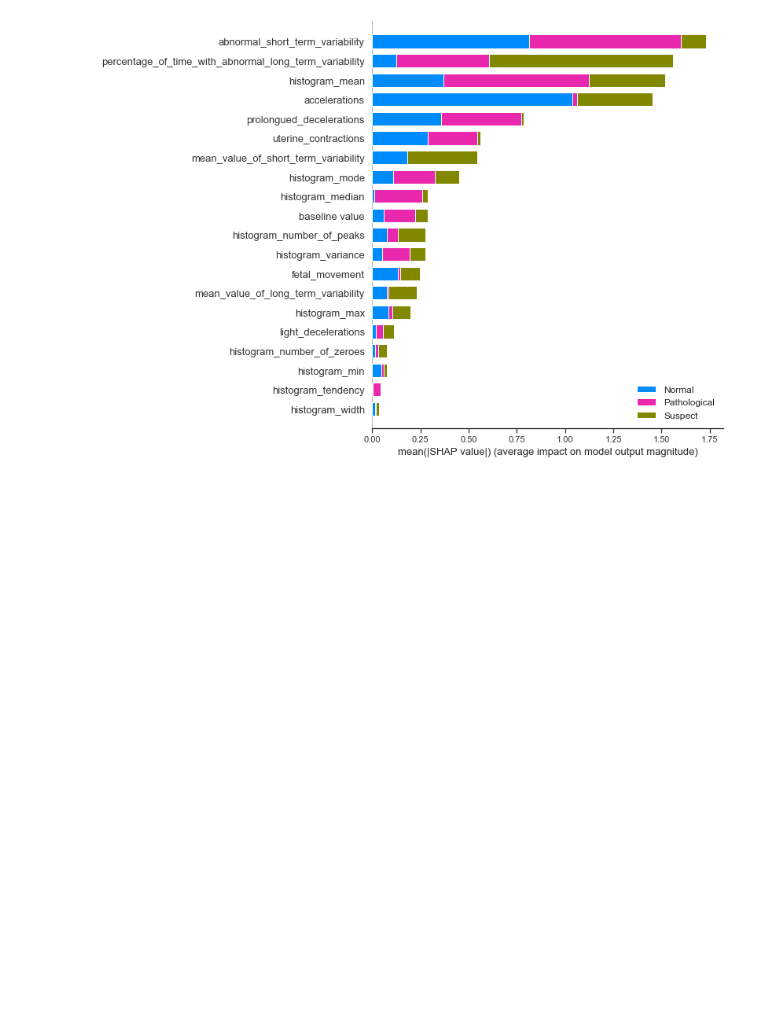
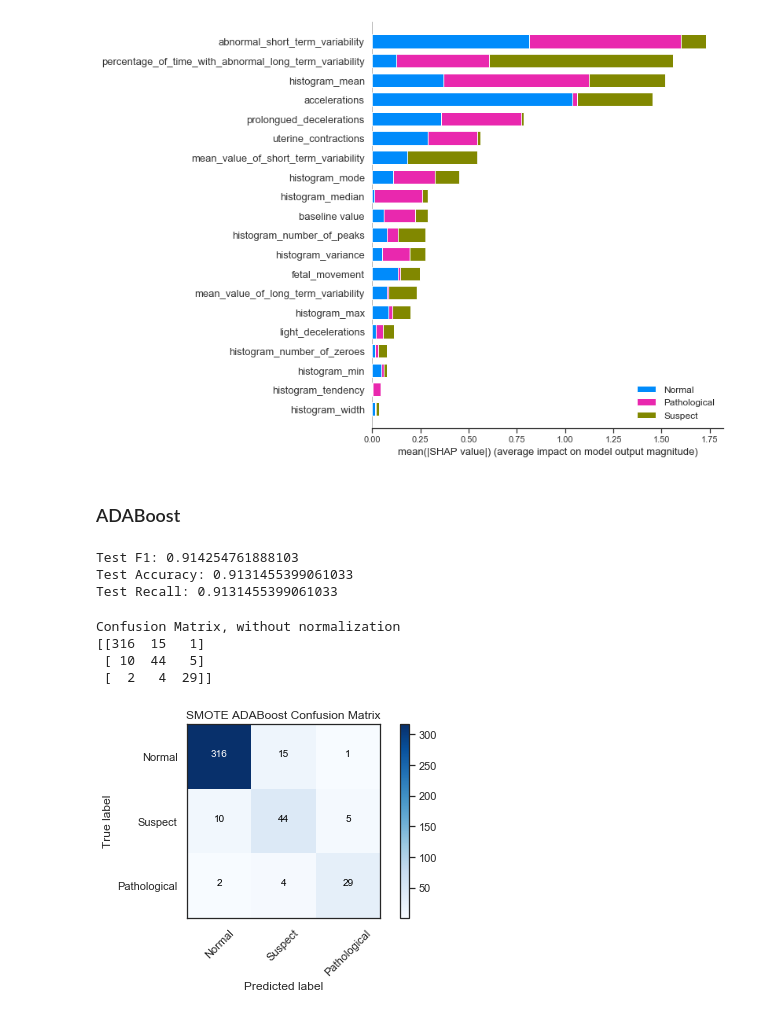
Before and after one commit to JVasquez5/IBM-Machine-Learning-Professional-Certificate, a Jupyter notebook: Module_3/fetal_health.ipynb, the cells around one changed output. Cells and saved outputs as stored; diff of their text form; code cells hidden in the pictures; blank space fills up the shorter version.

Commit message:
Model: Add ADABoost model.

```diff
--- a/Module_3/fetal_health.ipynb
+++ b/Module_3/fetal_health.ipynb
@@ -759,4 +758,33 @@ shap.summary_plot(shap_values, X_test, plot_type="bar", class_names=classes)
 # %% [output]
 [figure]
 # %% [markdown]
-###
+### ADABoost
+# %%
+ada = AdaBoostClassifier(
+    DecisionTreeClassifier(random_state=42), n_estimators=200,
+    algorithm='SAMME.R', learning_rate=0.5, random_state=42)
+ada.fit(X_train_smote, y_train_smote)
+ada_preds = ada.predict(X_test)
+
+ada_f1 = metrics.f1_score(y_test, ada_preds, average='weighted')
+ada_acc = metrics.accuracy_score(y_test, ada_preds)
+ada_recall = metrics.recall_score(y_test, ada_preds, average='weighted')
+
+# Checking Accuracy, F1, and Recall scores
+print('Test F1:' , ada_f1)
+print('Test Accuracy:' , ada_acc)
+print('Test Recall:' , ada_recall)
+# %% [output]
+Test F1: 0.914254761888103
+Test Accuracy: 0.9131455399061033
+Test Recall: 0.9131455399061033
+# %%
+cm_ada_smote_cv=metrics.confusion_matrix(y_test, ada_preds)
+plot_confusion_matrix(cm_ada_smote_cv, classes=['Normal', 'Suspect', 'Pathological'],
+                      title='SMOTE ADABoost Confusion Matrix')
+# %% [output]
+Confusion Matrix, without normalization
+[[316  15   1]
+ [ 10  44   5]
+ [  2   4  29]]
+[figure, added]
```
Also changed, not shown: parts of 2 cells of this notebook.
